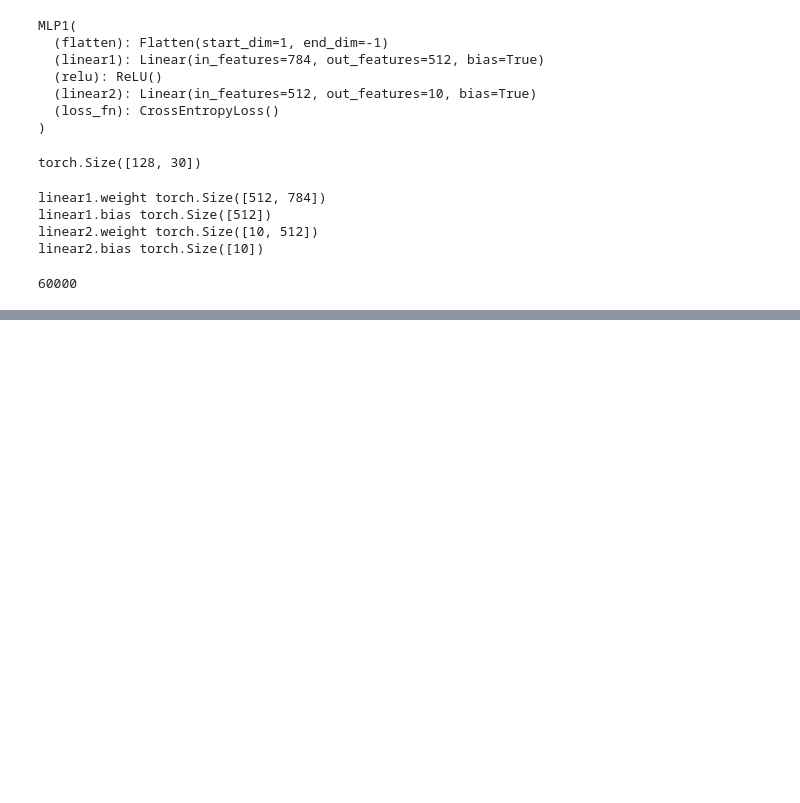
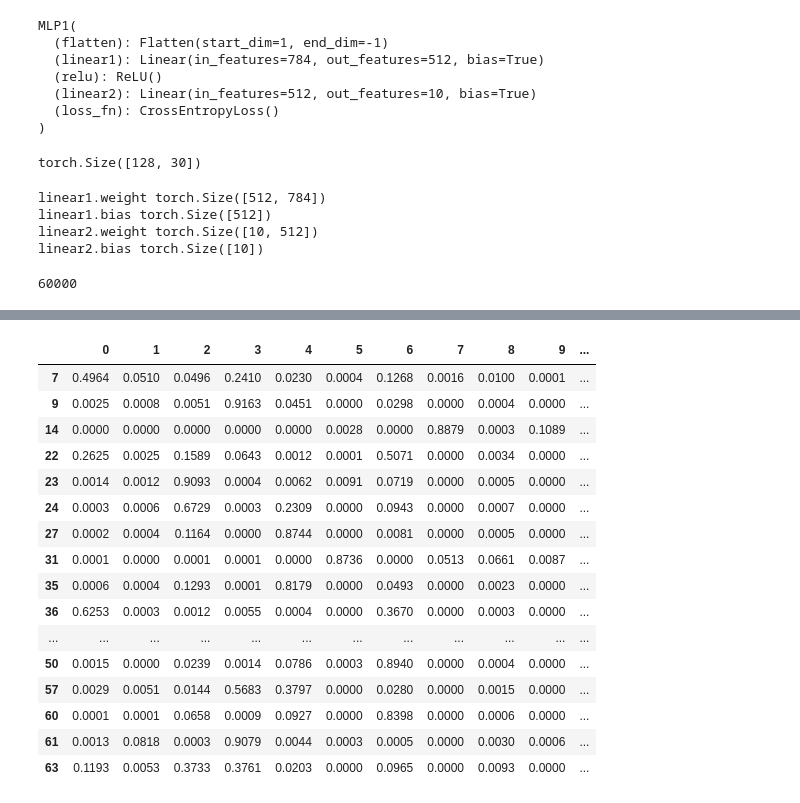
Before and after one commit to zeromh/llm_explore, a Jupyter notebook: notebooks/basic_mlp.ipynb, the cells around one changed output, grey strips where cells are left out. Cells and saved outputs as stored; diff of their text form; code cells hidden in the pictures; blank space fills up the shorter version.

```diff
--- a/notebooks/basic_mlp.ipynb
+++ b/notebooks/basic_mlp.ipynb
@@ -189,0 +209,37 @@ torch.save(model.state_dict(), Path(ROOT_DIR, "mlp1_fashionmnist.pth"))
+# %%
+def logit_to_probability(logit):
+  """
+  Converts a logit value to a probability.
+
+  Args:
+    logit: The logit (log-odds) value.
+
+  Returns:
+    The corresponding probability.
+  """
+  probability = 1 / (1 + np.exp(-logit))
+  return probability
+
+def softmax(logits):
+    """
+    Converts a vector of logits into a vector of softmax probabilities.
+
+    Args:
+        logits (np.array): A 1D NumPy array representing the raw scores (logits).
+
+    Returns:
+        np.array: A 1D NumPy array representing the softmax probabilities.
+    """
+    # Subtract the maximum logit for numerical stability to prevent overflow
+    # when computing exponentials of large positive numbers.
+    exp_logits = np.exp(logits - np.max(logits))
+    probabilities = exp_logits / np.sum(exp_logits)
+    return probabilities
+# %%
+scores = pd.DataFrame(logits.cpu().numpy())
+scores = scores.apply(lambda x: softmax(x), axis=1).round(4)
+scores['highest_prob'] = scores.max(axis=1)
+scores['pred'] = preds.cpu().numpy()
+scores['actual'] = y.cpu().numpy()
+scores['correct'] = (scores.pred==scores.actual).astype(int)
+scores.head()
@@ -189,0 +253,20 @@ torch.save(model.state_dict(), Path(ROOT_DIR, "mlp1_fashionmnist.pth"))
+# %%
+scores[scores.highest_prob < .92]
+# %% [output]
+|  | 0 | 1 | 2 | 3 | 4 | 5 | 6 | 7 | 8 | 9 | ... |
+| 7 | 0.4964 | 0.0510 | 0.0496 | 0.2410 | 0.0230 | 0.0004 | 0.1268 | 0.0016 | 0.0100 | 0.0001 | ... |
+| 9 | 0.0025 | 0.0008 | 0.0051 | 0.9163 | 0.0451 | 0.0000 | 0.0298 | 0.0000 | 0.0004 | 0.0000 | ... |
+| 14 | 0.0000 | 0.0000 | 0.0000 | 0.0000 | 0.0000 | 0.0028 | 0.0000 | 0.8879 | 0.0003 | 0.1089 | ... |
+| 22 | 0.2625 | 0.0025 | 0.1589 | 0.0643 | 0.0012 | 0.0001 | 0.5071 | 0.0000 | 0.0034 | 0.0000 | ... |
+| 23 | 0.0014 | 0.0012 | 0.9093 | 0.0004 | 0.0062 | 0.0091 | 0.0719 | 0.0000 | 0.0005 | 0.0000 | ... |
+| 24 | 0.0003 | 0.0006 | 0.6729 | 0.0003 | 0.2309 | 0.0000 | 0.0943 | 0.0000 | 0.0007 | 0.0000 | ... |
+| 27 | 0.0002 | 0.0004 | 0.1164 | 0.0000 | 0.8744 | 0.0000 | 0.0081 | 0.0000 | 0.0005 | 0.0000 | ... |
+| 31 | 0.0001 | 0.0000 | 0.0001 | 0.0001 | 0.0000 | 0.8736 | 0.0000 | 0.0513 | 0.0661 | 0.0087 | ... |
+| 35 | 0.0006 | 0.0004 | 0.1293 | 0.0001 | 0.8179 | 0.0000 | 0.0493 | 0.0000 | 0.0023 | 0.0000 | ... |
+| 36 | 0.6253 | 0.0003 | 0.0012 | 0.0055 | 0.0004 | 0.0000 | 0.3670 | 0.0000 | 0.0003 | 0.0000 | ... |
+| ... | ... | ... | ... | ... | ... | ... | ... | ... | ... | ... | ... |
+| 50 | 0.0015 | 0.0000 | 0.0239 | 0.0014 | 0.0786 | 0.0003 | 0.8940 | 0.0000 | 0.0004 | 0.0000 | ... |
+| 57 | 0.0029 | 0.0051 | 0.0144 | 0.5683 | 0.3797 | 0.0000 | 0.0280 | 0.0000 | 0.0015 | 0.0000 | ... |
+| 60 | 0.0001 | 0.0001 | 0.0658 | 0.0009 | 0.0927 | 0.0000 | 0.8398 | 0.0000 | 0.0006 | 0.0000 | ... |
+| 61 | 0.0013 | 0.0818 | 0.0003 | 0.9079 | 0.0044 | 0.0003 | 0.0005 | 0.0000 | 0.0030 | 0.0006 | ... |
+| 63 | 0.1193 | 0.0053 | 0.3733 | 0.3761 | 0.0203 | 0.0000 | 0.0965 | 0.0000 | 0.0093 | 0.0000 | ... |
```
Also changed, not shown: parts of 11 cells of this notebook.
